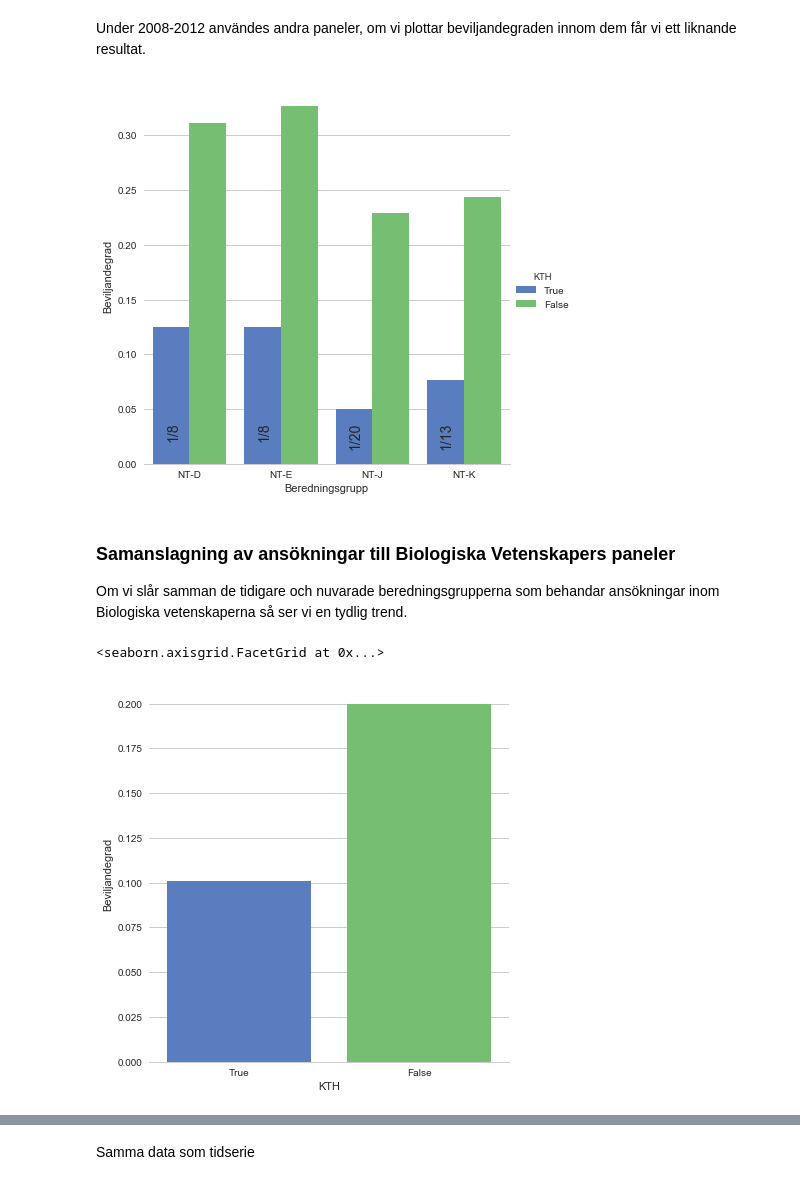
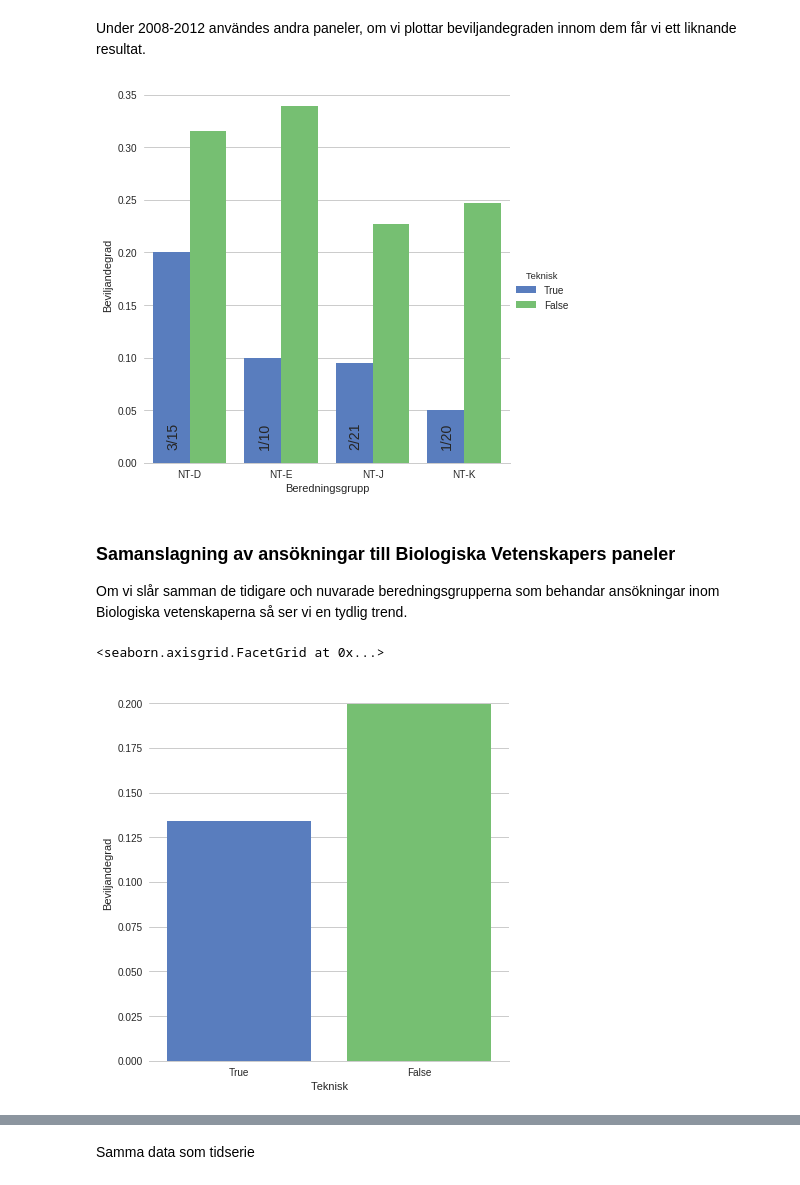
Before and after one commit to statisticalbiotechnology/vrbiostat, a Jupyter notebook: panelwise.ipynb, the cells around one changed output, grey strips where cells are left out. Saved outputs shown, nothing was run; the diff lists cells and outputs as text; code cells hidden in the pictures.

```diff
--- a/panelwise.ipynb
+++ b/panelwise.ipynb
@@ -16,7 +16,8 @@ def read_ansok():
                    ((x.SCB2 >= 10600.0) & (x.SCB2 < 10700.0)) | \
                    ((x.SCB3 >= 10600.0) & (x.SCB3 < 10700.0)))
     df = df.drop(['SCB1','SCB2','SCB3','SCB4','SCB5'], 1)
-    df = df.assign(KTH = lambda x: x.Institut == u'Kungliga Tekniska h\xf6gskolan')
+    df = df.assign(Teknisk = lambda x: (x.Institut == u'Kungliga Tekniska h\xf6gskolan')| \
+                   (x.Institut == u'Chalmers tekniska h\xf6gskola'))
     df = df.assign(Beviljad = lambda x: x.Beslut == u'Beviljad')
     return df
 
@@ -51,7 +52,7 @@ panels_old = ['NT-D','NT-E','NT-J','NT-K']
 subset = df.loc[df['Beredningsgrupp'].isin(panels_old)]
 import seaborn as sns
 sns.set(style="whitegrid")
-g = sns.factorplot(x="Beredningsgrupp", y="Beviljad", hue="KTH", data=subset,
+g = sns.factorplot(x="Beredningsgrupp", y="Beviljad", hue="Teknisk", data=subset,
                    size=6, kind="bar", palette="muted",
                    hue_order = [True,False], ci= None, order = panels_old)
 
@@ -60,25 +61,25 @@ g.set_ylabels("Beviljandegrad")
 x=0.17
 for panel in panels_old:
   ss = subset.loc[subset['Beredningsgrupp'] == panel]
-  ss = ss.loc[ss['KTH']]
+  ss = ss.loc[ss['Teknisk']]
   tot = len(ss.index)
   bev = len(ss.loc[ss["Beviljad"]].index)
   g.fig.text(x, 0.17,"%d/%d"%(bev,tot),fontsize=14,rotation="vertical")
   x += 0.185
 # %% [output]
-[figure, old version]
+[figure, new version]
 # %% [markdown]
 ### Samanslagning av ansökningar till Biologiska Vetenskapers paneler
 Om vi slår samman de tidigare och nuvarade beredningsgrupperna som behandar ansökningar inom Biologiska vetenskaperna så ser vi en tydlig trend.
 # %%
 panels_2 = panels + panels_old
 subset = df.loc[df['Beredningsgrupp'].isin(panels_2)]
-g = sns.factorplot("KTH", data=subset, y="Beviljad",
+g = sns.factorplot("Teknisk", data=subset, y="Beviljad",
                    size=6, kind="bar", palette="muted",
                    order = [True,False], ci= None)
 g.despine(left=True)
 g.set_ylabels("Beviljandegrad")
 # %% [output]
 <seaborn.axisgrid.FacetGrid at 0x...>
-[figure, old version]
+[figure, new version]
 # %%
```
Also changed, not shown: parts of 8 cells of this notebook, 1 other file.
